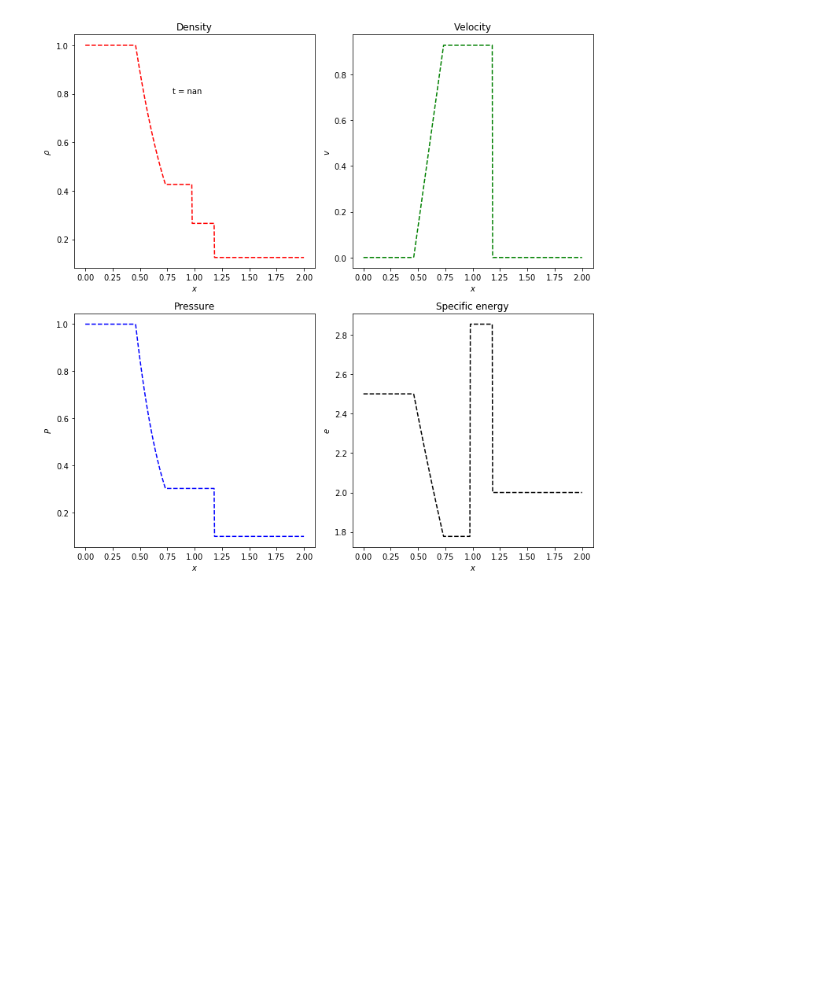
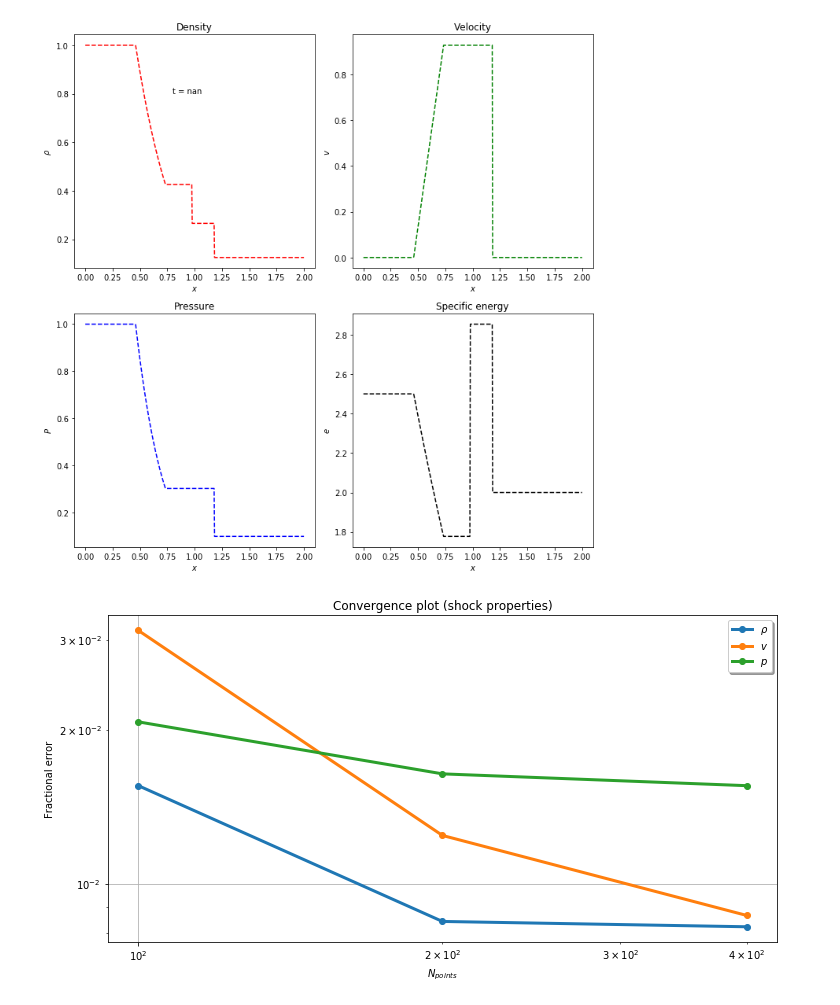
Before and after one commit to nina-af/ast-381-hw, a Jupyter notebook: hw_02/HW_2_Hydro.ipynb, the cells around one changed output. Saved outputs shown, nothing was run; the diff lists cells and outputs as text; code cells hidden in the pictures; blank space fills up the shorter version.

```diff
--- a/hw_02/HW_2_Hydro.ipynb
+++ b/hw_02/HW_2_Hydro.ipynb
@@ -660,3 +660,36 @@ JUMP:    v :0.92745      rho :0.14057    p :0.20313
 DIFFERENCE:
 v_err = nan      rho_err = nan   p_err=nan
 [figure]
+# %%
+# Convergence plots for N = 100, 200, 400.
+
+# N = 100: v_err = 0.03130  rho_err = 0.01556  p_err=0.02073
+# N = 200: v_err = 0.01243  rho_err = 0.00844  p_err=0.01640
+# N = 400: v_err = 0.00867  rho_err = 0.00824  p_err=0.01555
+
+N_vals = np.asarray([100.0, 200.0, 400.0])
+err_rho = np.asarray([0.01556, 0.00844, 0.00824])
+err_v   = np.asarray([0.03130, 0.01243, 0.00867])
+err_p   = np.asarray([0.02073, 0.01640, 0.01555])
+
+label_rho = r'$\rho$'
+label_v   = r'$v$'
+label_p = r'$p$'
+
+plt.rcParams["figure.figsize"] = (12,6)
+
+plt.plot(N_vals, err_rho, '-o', label=label_rho, linewidth=3)
+plt.plot(N_vals, err_v, '-o', label=label_v, linewidth=3)
+plt.plot(N_vals, err_p, '-o', label=label_p, linewidth=3)
+
+plt.grid(True)
+plt.xlabel('$N_{points}$')
+plt.ylabel('Fractional error')
+plt.title('Convergence plot (shock properties)')
+plt.xscale('log')
+plt.yscale('log')
+plt.legend(shadow=True)
+#plt.show()
+plt.savefig('/home/nina/Downloads/shock_convergence.png')
+# %% [output]
+[figure, added]
```
Also changed, not shown: 1 other file.
